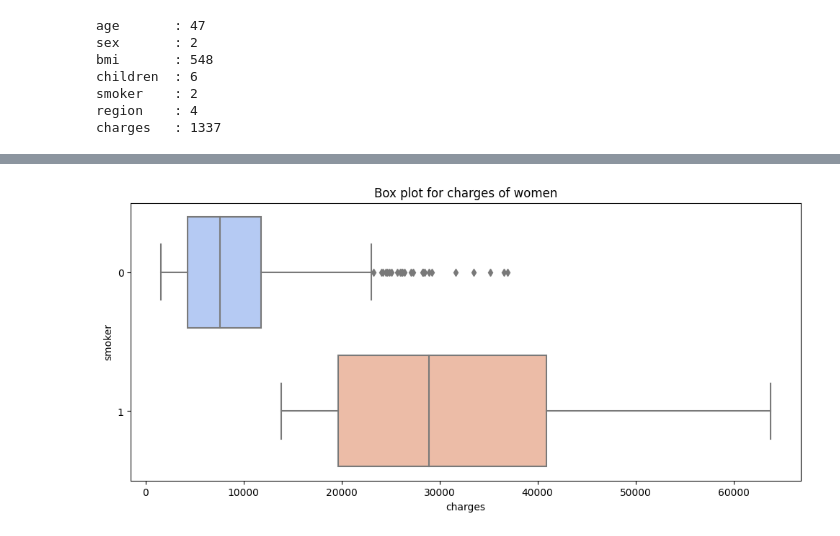
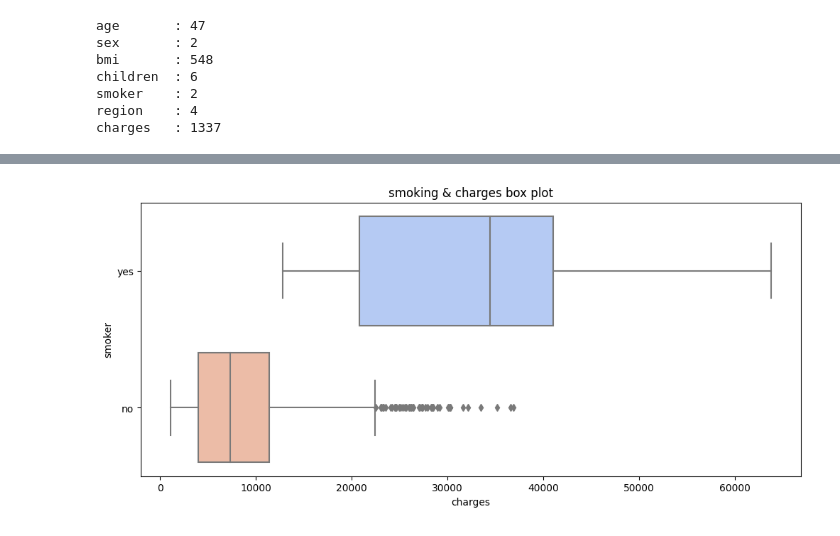
Before and after one commit to quant-IT/Global-AI, a Jupyter notebook: Medical Cost Analysis.ipynb, the cells around one changed output, grey strips where cells are left out. Cells and saved outputs as stored; diff of their text form; code cells hidden in the pictures.

```diff
--- a/Medical Cost Analysis.ipynb
+++ b/Medical Cost Analysis.ipynb
@@ -177,6 +117,6 @@ sns.heatmap(df.corr(), annot =True);
 # %%
 plt.figure(figsize=(12,5))
-plt.title("Box plot for charges of women")
-sns.boxplot(y="smoker", x="charges", data =  df[(df.sex == 0)] , orient="h", palette = 'coolwarm');
+plt.title("smoking & charges box plot")
+sns.boxplot(y="smoker", x="charges", data =  df , orient="h", palette = 'coolwarm');
 # %% [output]
-[figure, old version]
+[figure, new version]
```
Also changed, not shown: parts of 108 cells of this notebook.
